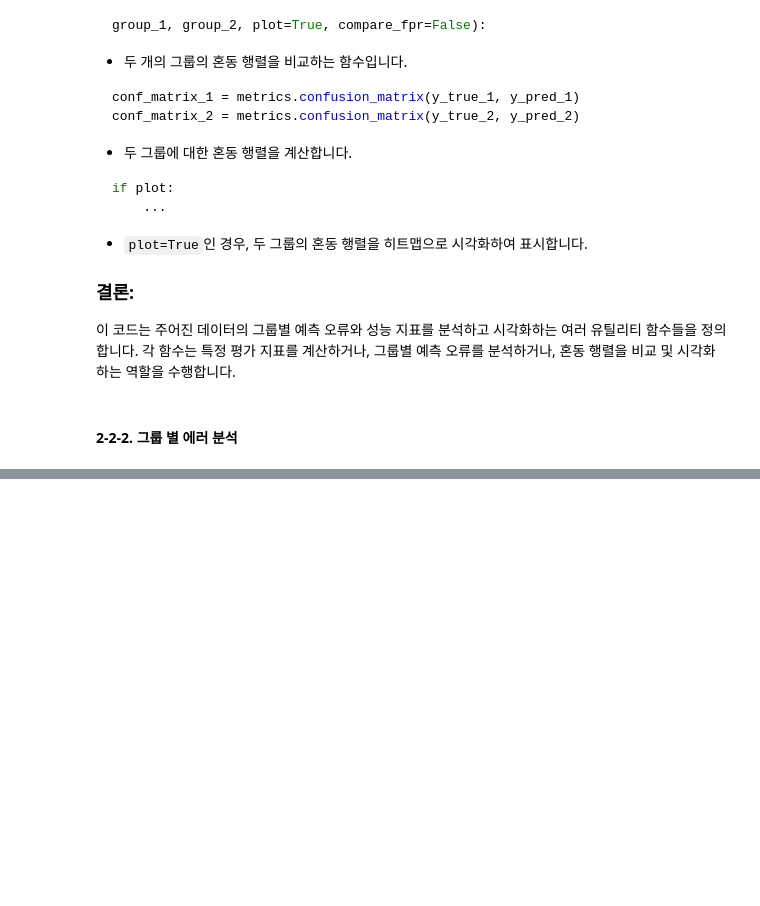
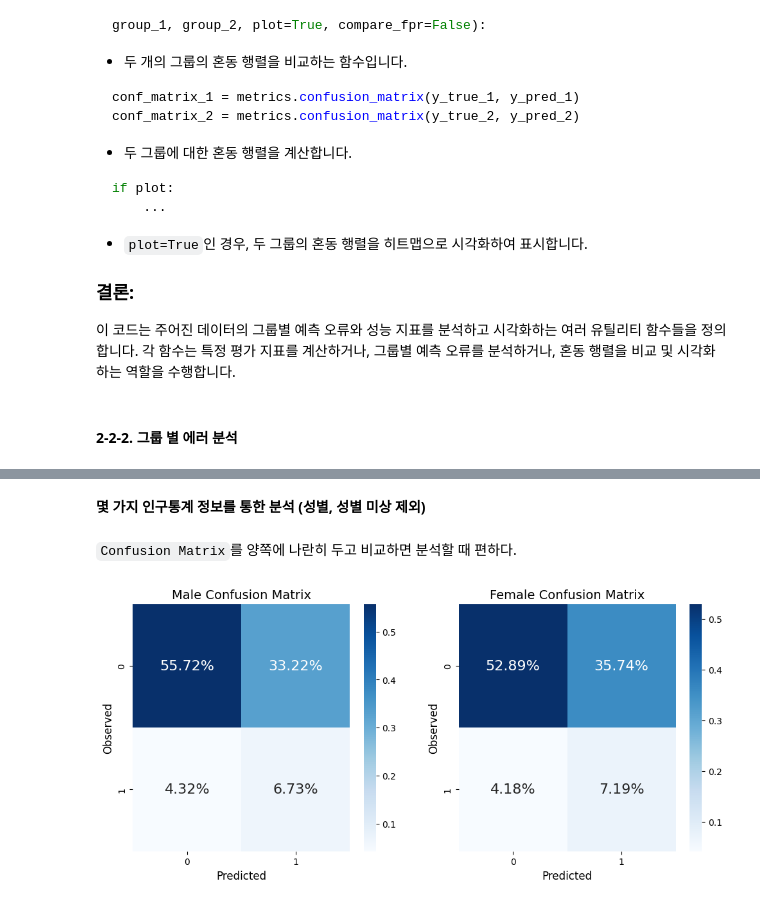
Before and after one commit to jx-dohwan/ML_Project_Collection, a Jupyter notebook: 당뇨환자재입원예측.ipynb, the cells around one changed output, grey strips where cells are left out. Cells and saved outputs as stored; diff of their text form; code cells hidden in the pictures; blank space fills up the shorter version.

```diff
--- a/당뇨환자재입원예측.ipynb
+++ b/당뇨환자재입원예측.ipynb
@@ -1086,0 +1097,2 @@ if plot:
+# %% [markdown]
+**몇 가지 인구통계 정보를 통한 분석 (성별, 성별 미상 제외)**
@@ -1086,0 +1102,8 @@ if plot:
+# %% [markdown]
+`Confusion Matrix`를 양쪽에 나란히 두고 비교하면 분석할 때 편하다.
+# %%
+_ = compare_confusion_matrices(y_test[X_test['gender_Male']==1], y_pred[X_test['gender_Male']==1],\
+                           y_test[X_test['gender_Female']==1], y_pred[X_test['gender_Female']==1],\
+                           'Male', 'Female')
+# %% [output]
+[figure, added]
```
Also changed, not shown: parts of 53 cells of this notebook.
